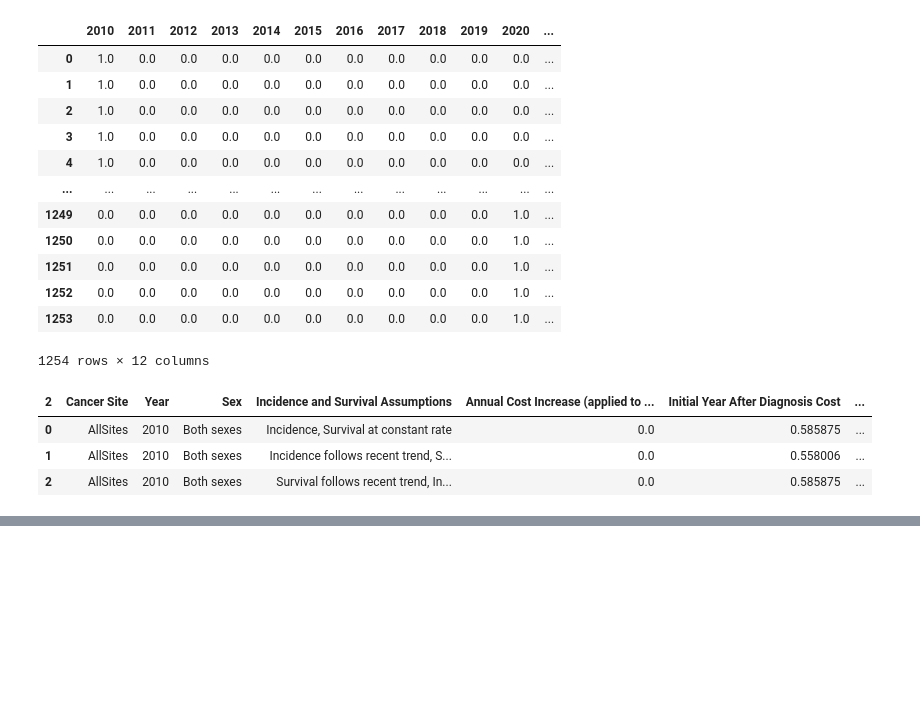
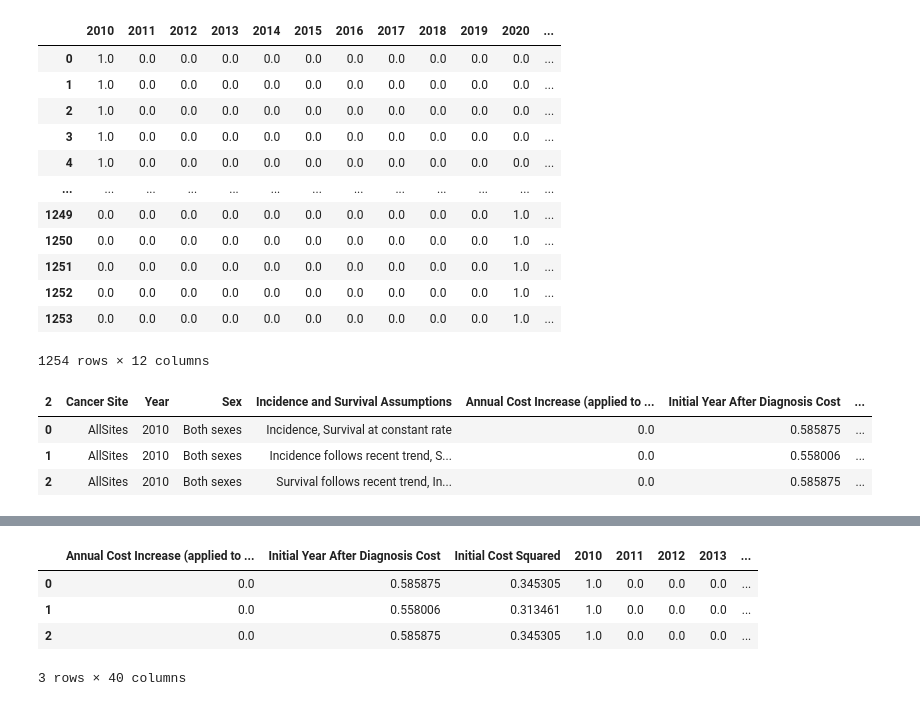
Before and after one commit to WickedoneC/Healthcare, a Jupyter notebook: Total_Insurance_Cost/Cleaning_EDA.ipynb, the cells around one changed output, grey strips where cells are left out. Cells and saved outputs as stored; diff of their text form; code cells hidden in the pictures; blank space fills up the shorter version.

```diff
--- a/Total_Insurance_Cost/Cleaning_EDA.ipynb
+++ b/Total_Insurance_Cost/Cleaning_EDA.ipynb
@@ -766,0 +782,9 @@ data_cols.corr()
+# %%
+data_frame = pd.get_dummies(data_frame, drop_first=True)
+data_frame.head(3)
+# %% [output]
+|  | Annual Cost Increase (applied to ... | Initial Year After Diagnosis Cost | Initial Cost Squared | 2010 | 2011 | 2012 | 2013 | ... |
+| 0 | 0.0 | 0.585875 | 0.345305 | 1.0 | 0.0 | 0.0 | 0.0 | ... |
+| 1 | 0.0 | 0.558006 | 0.313461 | 1.0 | 0.0 | 0.0 | 0.0 | ... |
+| 2 | 0.0 | 0.585875 | 0.345305 | 1.0 | 0.0 | 0.0 | 0.0 | ... |
+3 rows × 40 columns
```
Also changed, not shown: parts of 9 cells of this notebook.
